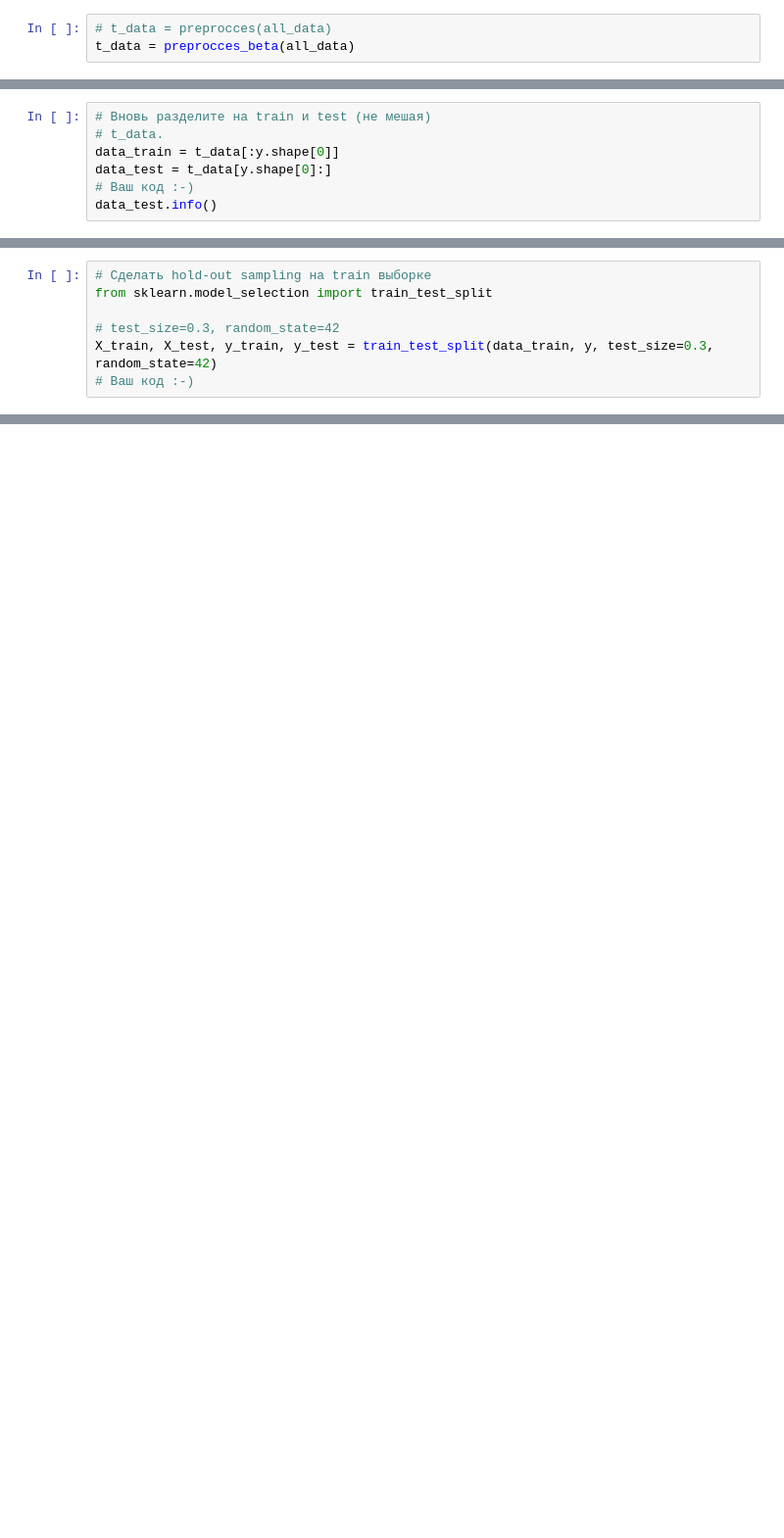
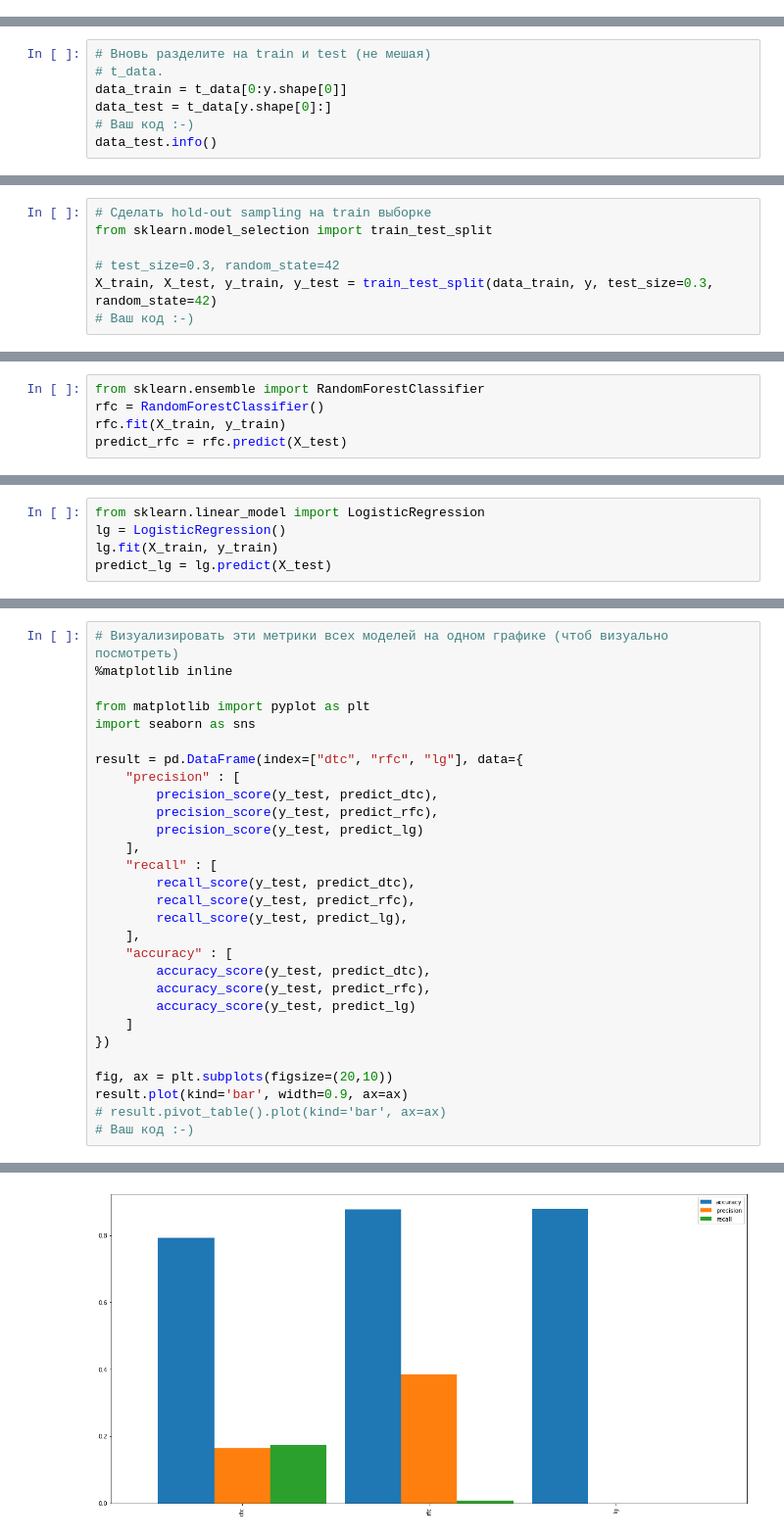
Before and after one commit to ProSerg/SkillFactory, a Jupyter notebook: ML/sfml/hw_02/02_hw_otp.ipynb, the cells around one changed output, grey strips where cells are left out. Shown at 98% size. Drawn from its saved outputs; the diff is of its cells as text; blank space fills up the shorter version.

Commit message:
Revert "fixed RandomForestClassifier and LogisticRegression"
This reverts commit ec9d4a4a8db283ced778b67dcd85e90008514e34.

```diff
--- a/ML/sfml/hw_02/02_hw_otp.ipynb
+++ b/ML/sfml/hw_02/02_hw_otp.ipynb
@@ -314,3 +195,0 @@ def cal_predict(x_train, y_train, x_test, blackbox):
-# %%
-# t_data = preprocces(all_data)
-t_data = preprocces_beta(all_data)
@@ -326,7 +242,7 @@ memory usage: 16.1 MB
 # %%
 # Вновь разделите на train и test (не мешая)
 # t_data.
-data_train = t_data[:y.shape[0]]
+data_train = t_data[0:y.shape[0]]
 data_test = t_data[y.shape[0]:]
 # Ваш код :-)
 data_test.info()
@@ -389,0 +289,5 @@ f1: 0.003590664272890485
+# %%
+from sklearn.ensemble import RandomForestClassifier
+rfc = RandomForestClassifier()
+rfc.fit(X_train, y_train)
+predict_rfc = rfc.predict(X_test)
@@ -389,0 +304,5 @@ f1: 0.003590664272890485
+# %%
+from sklearn.linear_model import LogisticRegression
+lg = LogisticRegression()
+lg.fit(X_train, y_train)
+predict_lg = lg.predict(X_test)
@@ -398 +323,31 @@ predicts = [
 # Ваш код :-)
+# %%
+# Визуализировать эти метрики всех моделей на одном графике (чтоб визуально посмотреть)
+%matplotlib inline
+
+from matplotlib import pyplot as plt
+import seaborn as sns
+
+result = pd.DataFrame(index=["dtc", "rfc", "lg"], data={
+    "precision" : [
+        precision_score(y_test, predict_dtc),
+        precision_score(y_test, predict_rfc),
+        precision_score(y_test, predict_lg)
+    ],
+    "recall" : [
+        recall_score(y_test, predict_dtc),
+        recall_score(y_test, predict_rfc),
+        recall_score(y_test, predict_lg),
+    ],
+    "accuracy" : [
+        accuracy_score(y_test, predict_dtc),
+        accuracy_score(y_test, predict_rfc),
+        accuracy_score(y_test, predict_lg)
+    ]
+})
+
+fig, ax = plt.subplots(figsize=(20,10))
+result.plot(kind='bar', width=0.9, ax=ax)
+# result.pivot_table().plot(kind='bar', ax=ax)
+# Ваш код :-)
+# %% [output]
@@ -399 +355,2 @@ predicts = [
+[figure, added]
 # %%
```
Also changed, not shown: parts of 30 cells of this notebook, 9 other files.
